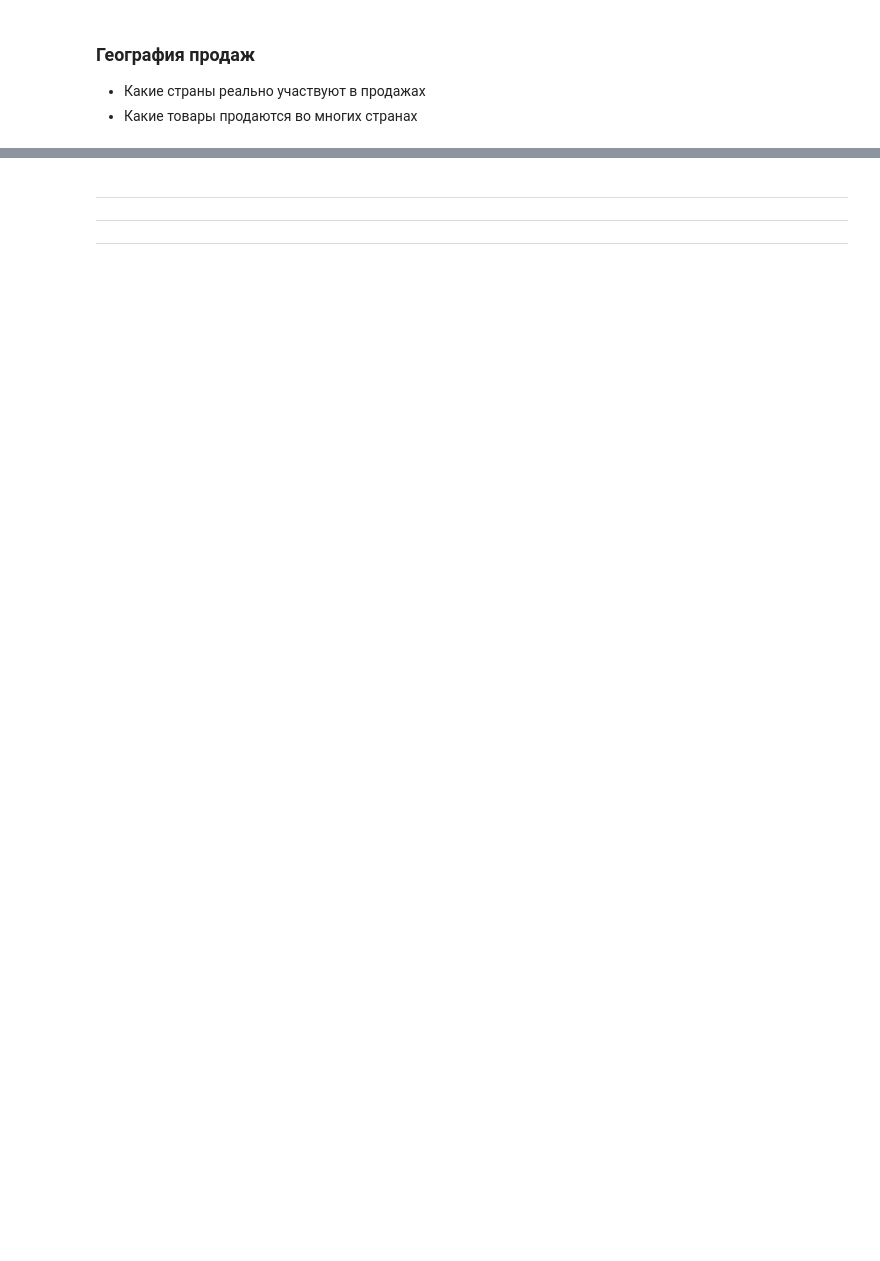
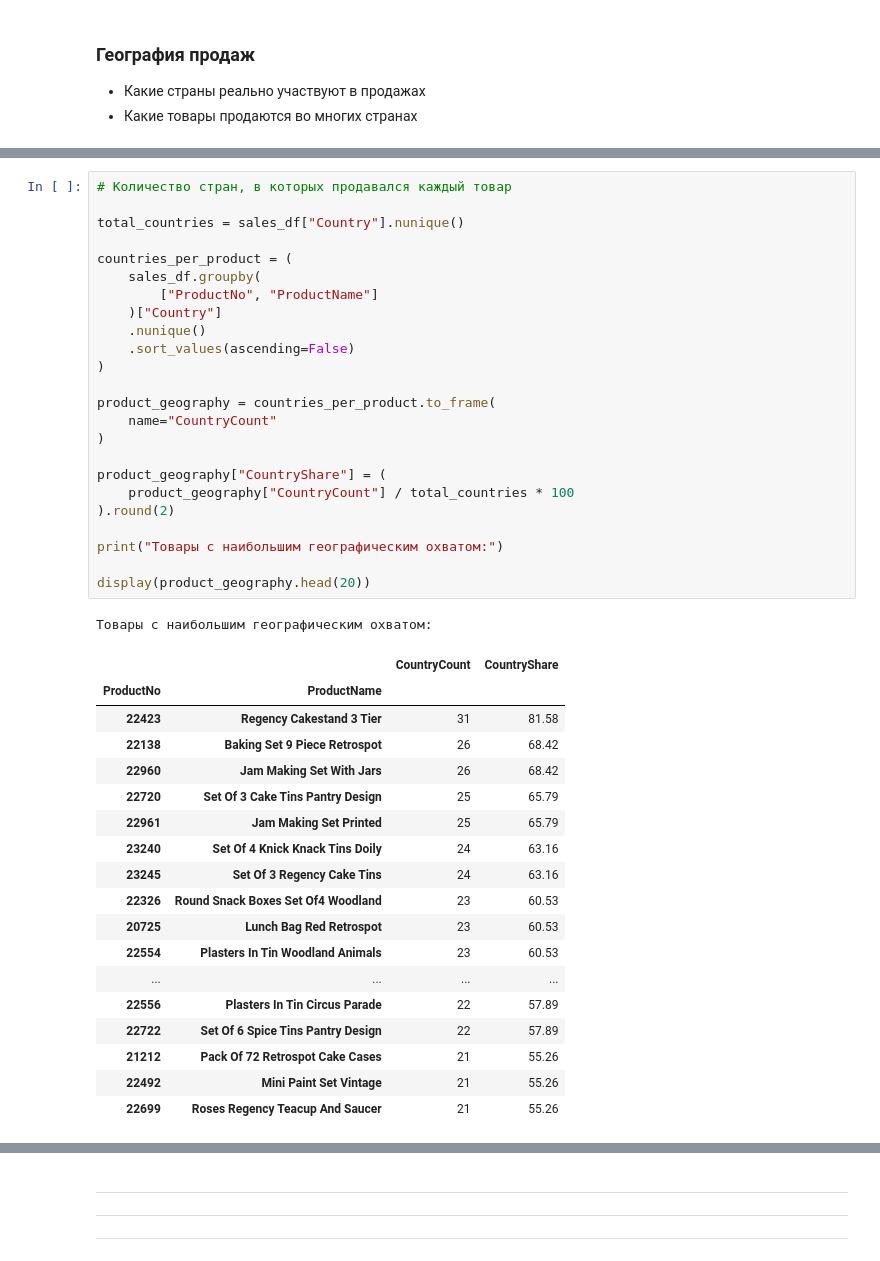
Before and after one commit to dazzens/dazzens, a Jupyter notebook: EDA_проект.ipynb, the cells around one changed output, grey strips where cells are left out. Cells and saved outputs as stored; diff of their text form; blank space fills up the shorter version.

```diff
--- a/EDA_проект.ipynb
+++ b/EDA_проект.ipynb
@@ -1306,0 +1431,44 @@ dtype: int64
+# %%
+# Количество стран, в которых продавался каждый товар
+
+total_countries = sales_df["Country"].nunique()
+
+countries_per_product = (
+    sales_df.groupby(
+        ["ProductNo", "ProductName"]
+    )["Country"]
+    .nunique()
+    .sort_values(ascending=False)
+)
+
+product_geography = countries_per_product.to_frame(
+    name="CountryCount"
+)
+
+product_geography["CountryShare"] = (
+    product_geography["CountryCount"] / total_countries * 100
+).round(2)
+
+print("Товары с наибольшим географическим охватом:")
+
+display(product_geography.head(20))
+# %% [output]
+Товары с наибольшим географическим охватом:
+|  |  | CountryCount | CountryShare |
+| ProductNo | ProductName |  |  |
+| 22423 | Regency Cakestand 3 Tier | 31 | 81.58 |
+| 22138 | Baking Set 9 Piece Retrospot | 26 | 68.42 |
+| 22960 | Jam Making Set With Jars | 26 | 68.42 |
+| 22720 | Set Of 3 Cake Tins Pantry Design | 25 | 65.79 |
+| 22961 | Jam Making Set Printed | 25 | 65.79 |
+| 23240 | Set Of 4 Knick Knack Tins Doily | 24 | 63.16 |
+| 23245 | Set Of 3 Regency Cake Tins | 24 | 63.16 |
+| 22326 | Round Snack Boxes Set Of4 Woodland | 23 | 60.53 |
+| 20725 | Lunch Bag Red Retrospot | 23 | 60.53 |
+| 22554 | Plasters In Tin Woodland Animals | 23 | 60.53 |
+| ... | ... | ... | ... |
+| 22556 | Plasters In Tin Circus Parade | 22 | 57.89 |
+| 22722 | Set Of 6 Spice Tins Pantry Design | 22 | 57.89 |
+| 21212 | Pack Of 72 Retrospot Cake Cases | 21 | 55.26 |
+| 22492 | Mini Paint Set Vintage | 21 | 55.26 |
+| 22699 | Roses Regency Teacup And Saucer | 21 | 55.26 |
```
Also changed, not shown: parts of 61 cells of this notebook.
